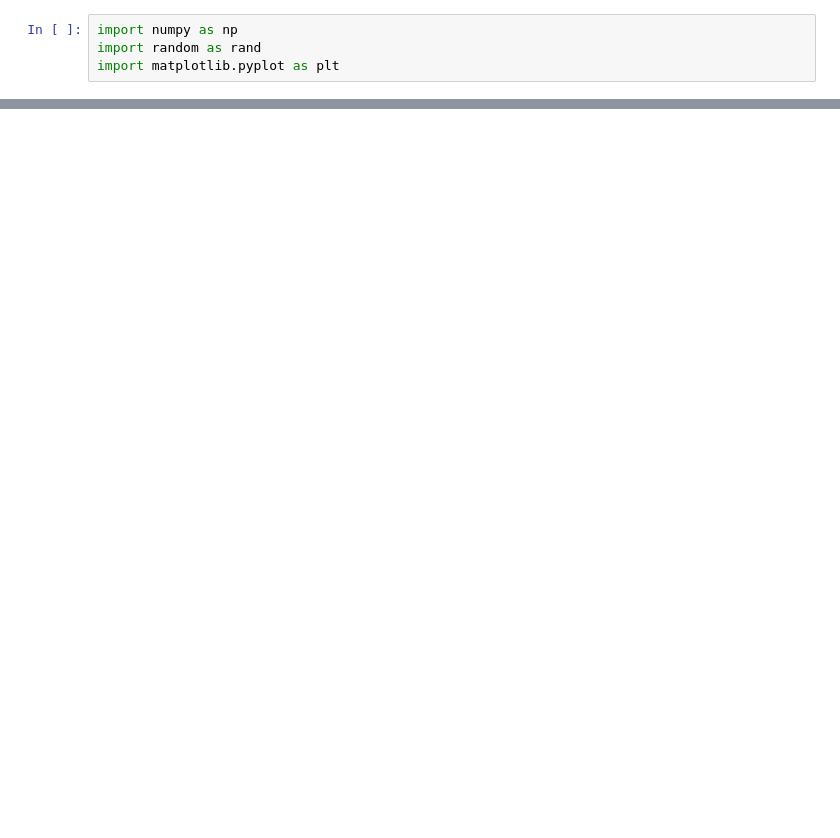
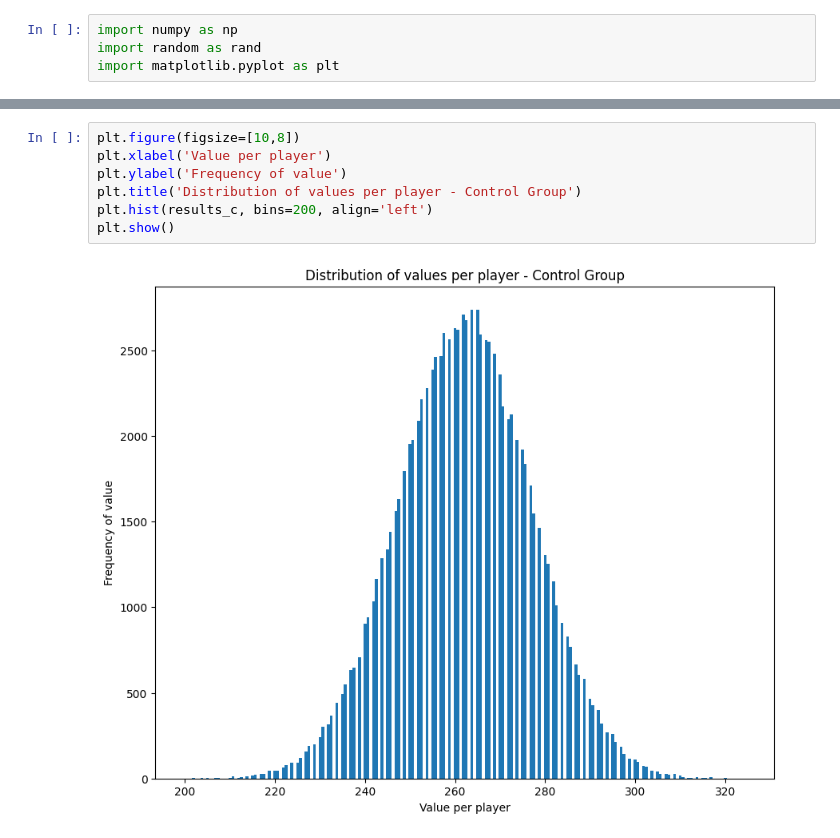
Before and after one commit to joesteel/stats, a Jupyter notebook: dice_roll_cumulative_normal_dist.ipynb, the cells around one changed output, grey strips where cells are left out. Saved outputs shown, nothing was run; the diff lists cells and outputs as text; blank space fills up the shorter version.

```diff
--- a/dice_roll_cumulative_normal_dist.ipynb
+++ b/dice_roll_cumulative_normal_dist.ipynb
@@ -14,2 +30,11 @@ for i in range(n):
+# %%
+plt.figure(figsize=[10,8])
+plt.xlabel('Value per player')
+plt.ylabel('Frequency of value')
+plt.title('Distribution of values per player - Control Group')
+plt.hist(results_c, bins=200, align='left')
+plt.show()
+# %% [output]
+[figure, added]
 # %%
 plt.figure(figsize=[10,8])
```
Also changed, not shown: parts of 13 cells of this notebook, 1 other file.
